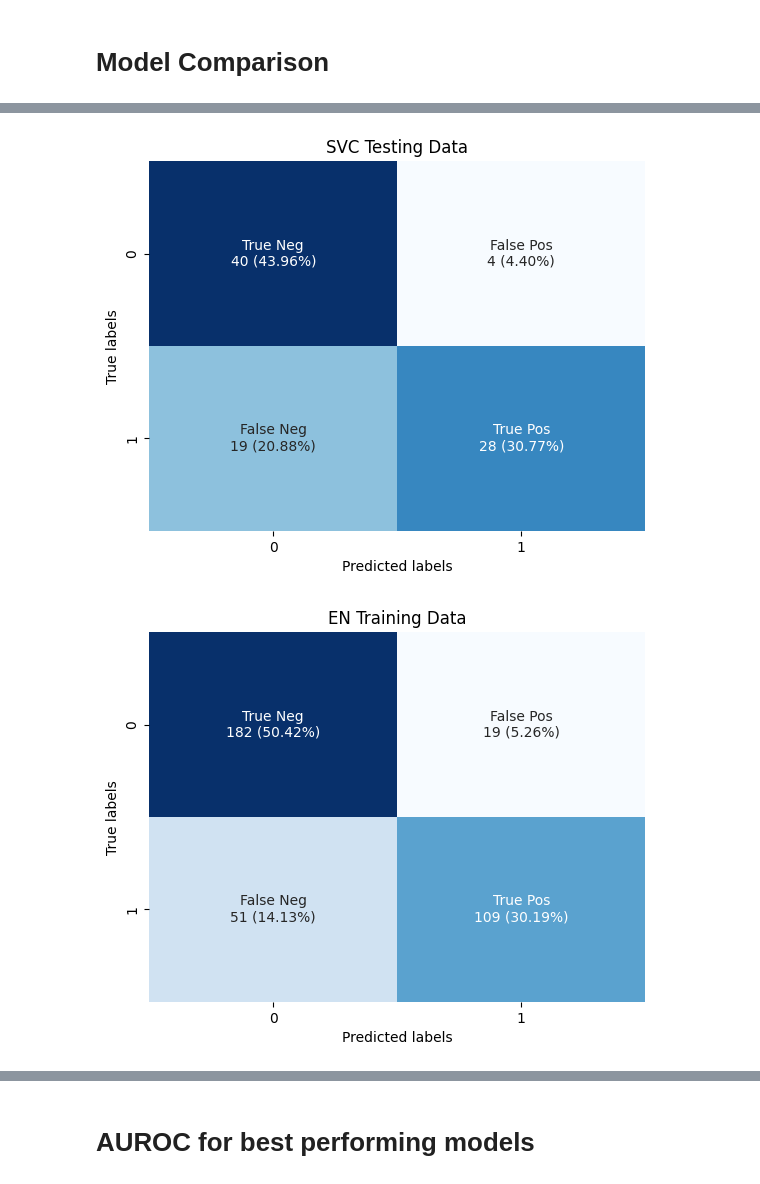
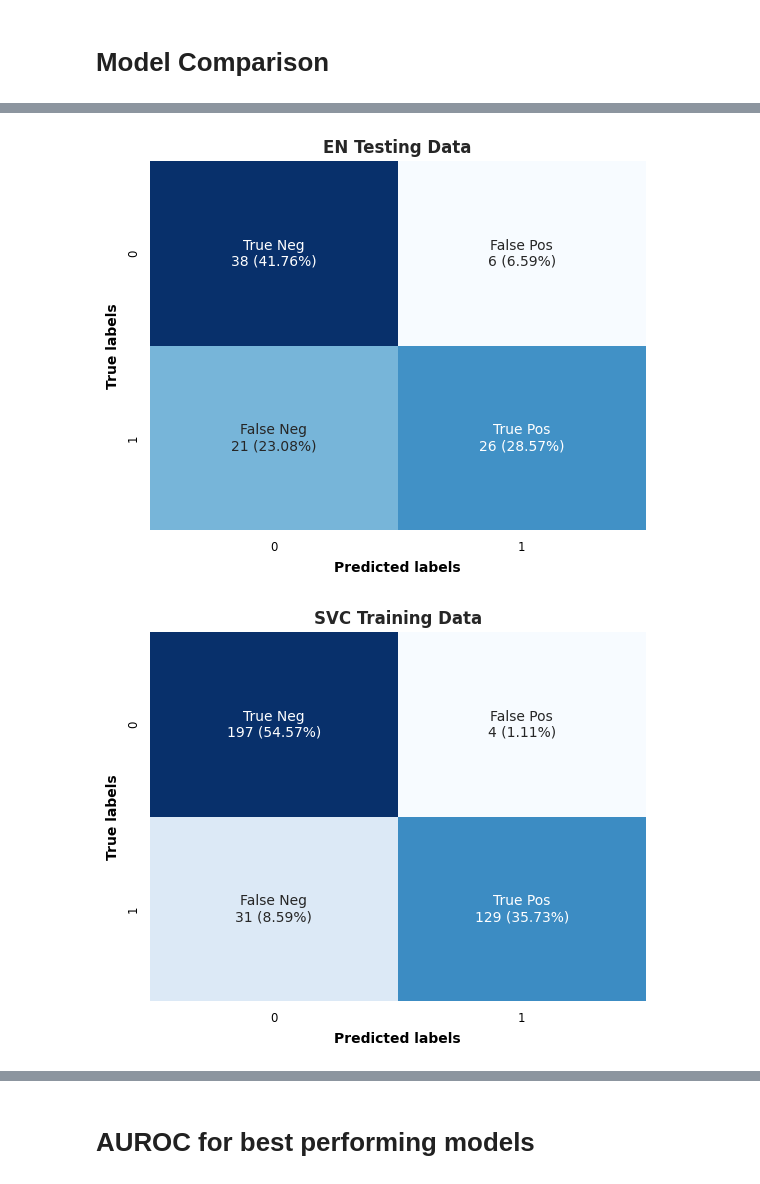
Before and after one commit to DataScientest-Studio/jan24_bds_int_atrial_fibrillation, a Jupyter notebook: notebooks/1B_Modeling_UCI_Bilkent_Dataset.ipynb, the cells around one changed output, grey strips where cells are left out. Drawn from its saved outputs; the diff is of its cells as text; code cells hidden in the pictures.

Commit message:
updated models and figures

```diff
--- a/notebooks/1B_Modeling_UCI_Bilkent_Dataset.ipynb
+++ b/notebooks/1B_Modeling_UCI_Bilkent_Dataset.ipynb
@@ -442,7 +607,7 @@ ElasticNet
 # %%
 print("Gradient Boosting Classifier")
 # Perform hyperparameter tuning for GBoost
-best_params_gb, train_metrics_gb, test_metrics_gb, elapsed_total_gb = uf.perform_randomized_search(clf_gb, param_grid_gb, X_train, y_train, X_test, y_test)
+best_params_gb, train_metrics_gb, test_metrics_gb, elapsed_total_gb = perform_randomized_search(clf_gb, param_grid_gb, X_train, y_train, X_test, y_test)
 
 # Fit the model with the best hyperparameters
 clf_gb_best = GradientBoostingClassifier(**best_params_gb)
@@ -469,7 +634,7 @@ with open(model_path, 'wb') as f:
 
 # Displaying the model metrics
 print("Best Parameters:", best_params_gb)
-uf.display_metrics('Gradient Boost', train_metrics_gb, test_metrics_gb)
+display_metrics('Gradient Boost', train_metrics_gb, test_metrics_gb)
 # %% [output]
 Gradient Boosting Classifier
 Starting hyperparameter search...
@@ -496,7 +661,7 @@ Gradient Boost
 # %%
 print("AdaBoost Classifier")
 # Perform hyperparameter tuning for AdaBoost
-best_params_ada, train_metrics_ada, test_metrics_ada, elapsed_total_ada = uf.perform_randomized_search(clf_ada, param_grid_ada, X_train, y_train, X_test, y_test)
+best_params_ada, train_metrics_ada, test_metrics_ada, elapsed_total_ada = perform_randomized_search(clf_ada, param_grid_ada, X_train, y_train, X_test, y_test)
 
 # Fit the model with the best hyperparameters
 clf_ada_best = AdaBoostClassifier(**best_params_ada)
@@ -523,7 +688,7 @@ with open(model_path, 'wb') as f:
 
 # Displaying the model metrics
 print("Best Parameters:", best_params_ada)
-uf.display_metrics('Ada Boost', train_metrics_ada, test_metrics_ada)
+display_metrics('Ada Boost', train_metrics_ada, test_metrics_ada)
 # %% [output]
 AdaBoost Classifier
 Starting hyperparameter search...
@@ -569,10 +734,13 @@ xgb_results = {
     'test_predictions': test_predictions_xgb
 }
 
+# Save the model
+model_name = 'uci_xgboost_model.pkl'
+model_path = os.path.join(models_folder, model_name)
+with open(model_path, 'wb') as f:
+    pickle.dump(clf_lr_best, f)
+
+
 # Displaying the model metrics
 print("Best Parameters:", best_params_xgb)
 display_metrics('XGBoost', train_metrics_xgb, test_metrics_xgb)
-
-# Plot confusion matrix for training data
-titles = ['XGB Training Data', 'XGB Testing Data']
-plot_confusion_matrices_side_by_side('XGBoost', [(y_train, train_predictions_xgb), (y_test, test_predictions_xgb)], titles)
@@ -580,9 +769,9 @@ plot_confusion_matrices_side_by_side('XGBoost', [(y_train, train_predictions_xgb
 # Model Comparison
 # %%
 # Define model names and their corresponding results
-original_results = [lr_results, rf_results, en_results, ada_results, gb_results]
-models = ['LR', 'RF', 'EN', 'ADA', 'GB', 'XGB']
-results = [lr_results, rf_results, en_results, ada_results, gb_results, xgb_results]
+original_results = [lr_results, rf_results, svc_results, en_results, ada_results, gb_results]
+models = ['LR', 'RF', 'EN', 'SVC', 'ADA', 'GB', 'XGB']
+results = [lr_results, rf_results, svc_results, en_results, ada_results, gb_results, xgb_results]
 # %%
 # Plot each Correlation Matrix
 # Define model names
@@ -592,6 +781,7 @@ model_predictions = {
     'LR': (train_predictions_lr, test_predictions_lr),
     'RF': (train_predictions_rf, test_predictions_rf),
     'EN': (train_predictions_en, test_predictions_en),
+    'SVC': (train_predictions_svc, test_predictions_svc),
     'ADA': (train_predictions_ada, test_predictions_ada),
     'GB': (train_predictions_gb, test_predictions_gb),
     'XGB': (train_predictions_xgb, test_predictions_xgb)
@@ -638,2 +828,2 @@ for model_name in models:
-[figure, old version]
+[figure, new version]
-[figure, old version]
+[figure, new version]
```
Also changed, not shown: parts of 30 cells of this notebook, 32 other files.
